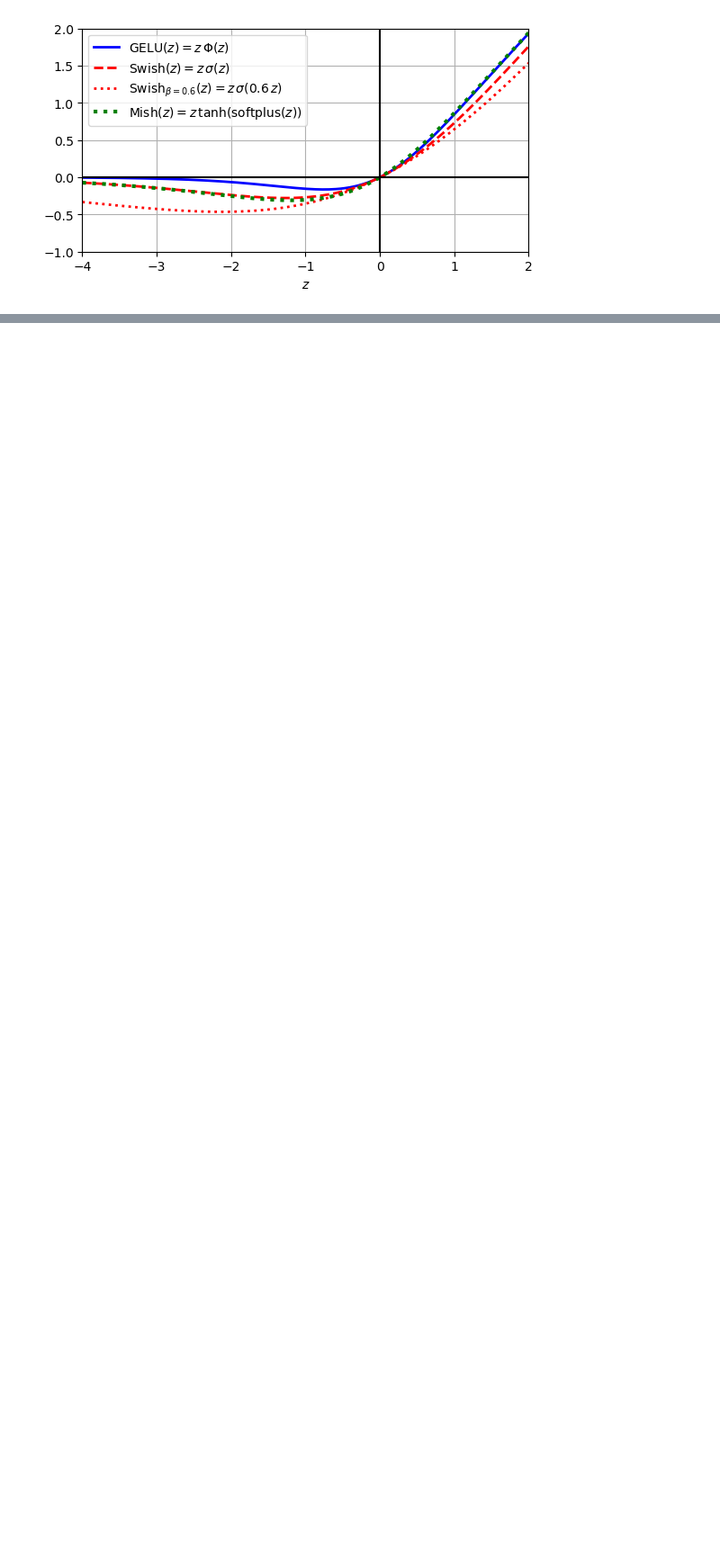
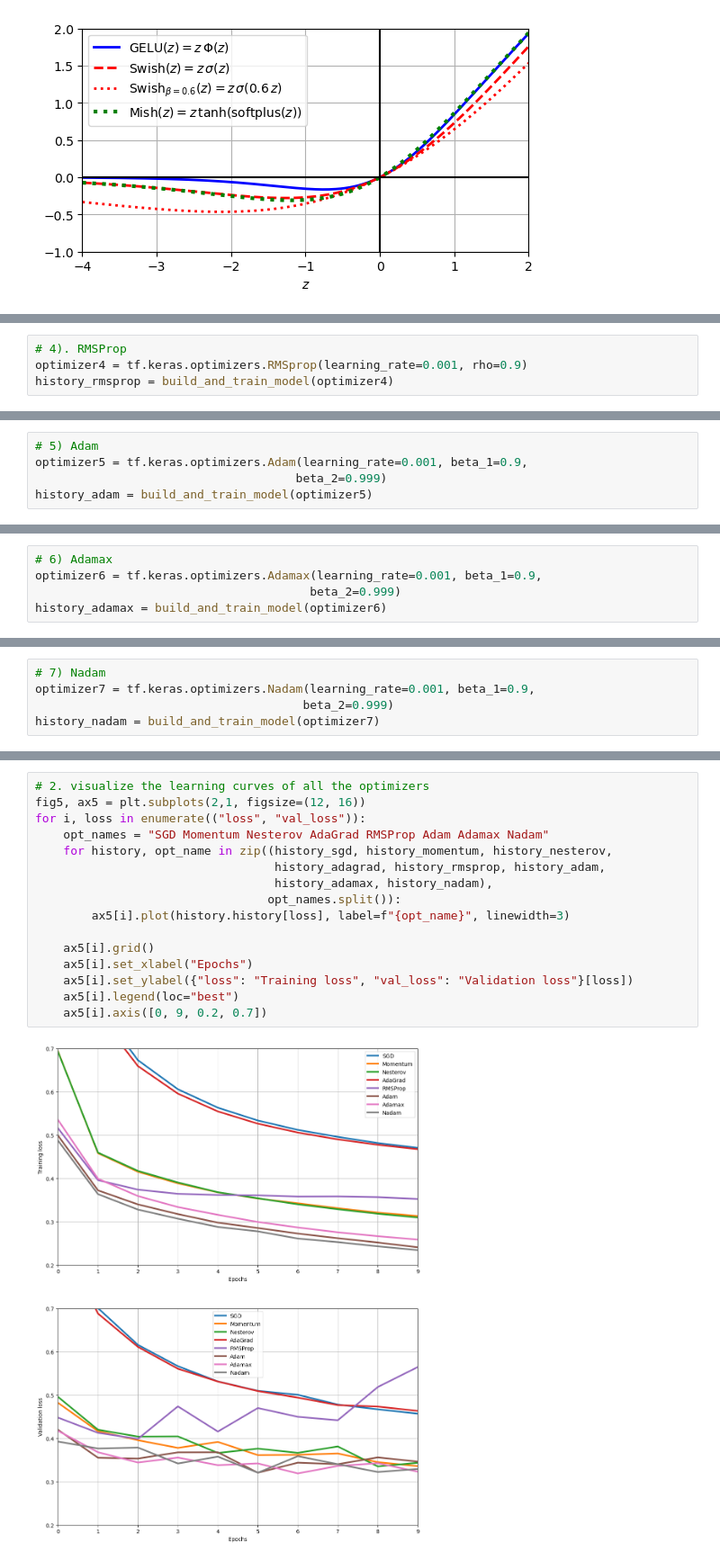
Before and after one commit to ufidon/ml, a Jupyter notebook: mod6/dnn.ipynb, the cells around one changed output, grey strips where cells are left out. Shown at 90% size. Cells and saved outputs as stored; diff of their text form; blank space fills up the shorter version.

```diff
--- a/mod6/dnn.ipynb
+++ b/mod6/dnn.ipynb
@@ -435,0 +890,4 @@ gradients don’t grow too large
+# %%
+# 4). RMSProp
+optimizer4 = tf.keras.optimizers.RMSprop(learning_rate=0.001, rho=0.9)
+history_rmsprop = build_and_train_model(optimizer4)
@@ -435,0 +915,5 @@ gradients don’t grow too large
+# %%
+# 5) Adam
+optimizer5 = tf.keras.optimizers.Adam(learning_rate=0.001, beta_1=0.9,
+                                     beta_2=0.999)
+history_adam = build_and_train_model(optimizer5)
@@ -435,0 +941,5 @@ gradients don’t grow too large
+# %%
+# 6) Adamax
+optimizer6 = tf.keras.optimizers.Adamax(learning_rate=0.001, beta_1=0.9,
+                                       beta_2=0.999)
+history_adamax = build_and_train_model(optimizer6)
@@ -435,0 +967,5 @@ gradients don’t grow too large
+# %%
+# 7) Nadam
+optimizer7 = tf.keras.optimizers.Nadam(learning_rate=0.001, beta_1=0.9,
+                                      beta_2=0.999)
+history_nadam = build_and_train_model(optimizer7)
@@ -435,0 +993,18 @@ gradients don’t grow too large
+# %%
+# 2. visualize the learning curves of all the optimizers
+fig5, ax5 = plt.subplots(2,1, figsize=(12, 16))
+for i, loss in enumerate(("loss", "val_loss")):
+    opt_names = "SGD Momentum Nesterov AdaGrad RMSProp Adam Adamax Nadam"
+    for history, opt_name in zip((history_sgd, history_momentum, history_nesterov,
+                                  history_adagrad, history_rmsprop, history_adam,
+                                  history_adamax, history_nadam),
+                                 opt_names.split()):
+        ax5[i].plot(history.history[loss], label=f"{opt_name}", linewidth=3)
+
+    ax5[i].grid()
+    ax5[i].set_xlabel("Epochs")
+    ax5[i].set_ylabel({"loss": "Training loss", "val_loss": "Validation loss"}[loss])
+    ax5[i].legend(loc="best")
+    ax5[i].axis([0, 9, 0.2, 0.7])
+# %% [output]
+[figure, added]
```
Also changed, not shown: parts of 33 cells of this notebook, 5 other files.
